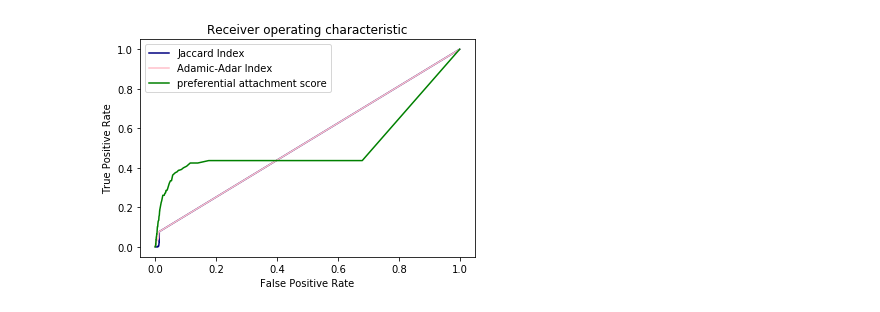
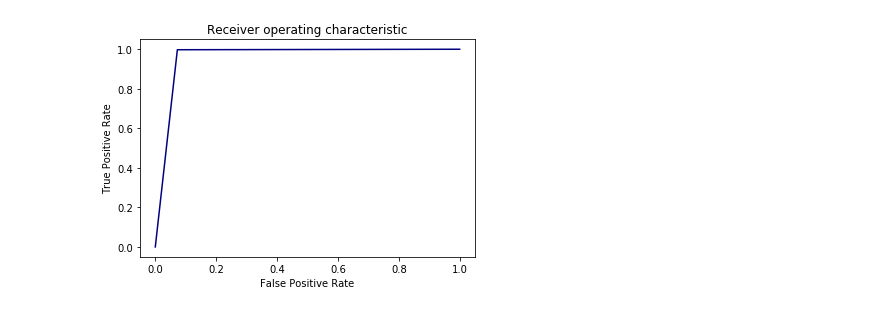
Before and after one commit to xjyssg/Network-Analysis-Project, a Jupyter notebook: linkPred.ipynb, the cells around one changed output. Saved outputs shown, nothing was run; the diff lists cells and outputs as text; code cells hidden in the pictures.

Commit message:
link prediction for DiG

```diff
--- a/linkPred.ipynb
+++ b/linkPred.ipynb
@@ -59,0 +123,4 @@ auc_pref = sklearn.metrics.roc_auc_score(label_pref, score_pref)
+# %%
+# features
+train_f = pd.DataFrame()
+test_f = pd.DataFrame()
@@ -59,0 +175,17 @@ auc_pref = sklearn.metrics.roc_auc_score(label_pref, score_pref)
+# %%
+#training the model
+param_dist = {"n_estimators":scipy.stats.randint(105,125),
+              "max_depth": scipy.stats.randint(10,15),
+              "min_samples_split": scipy.stats.randint(110,190),
+              "min_samples_leaf": scipy.stats.randint(25,65)}
+
+clf = RandomForestClassifier(random_state=25, n_jobs=-1)
+
+rf_random = RandomizedSearchCV(clf, param_distributions=param_dist,
+                                   n_iter=5, cv=10,scoring='f1',random_state=25)
+
+rf_random.fit(train_f, y_train)
+print('mean test scores',rf_random.cv_results_['mean_test_score'])
+
+#checking the best parameters
+print(rf_random.best_estimator_)
@@ -60,13 +208,26 @@ auc_pref = sklearn.metrics.roc_auc_score(label_pref, score_pref)
+# %%
+# bulid the model with best parameters
+clf = RandomForestClassifier(bootstrap=True, class_weight=None, criterion='gini',
+                       max_depth=11, max_features='auto', max_leaf_nodes=None,
+                       min_impurity_decrease=0.0, min_impurity_split=None,
+                       min_samples_leaf=56, min_samples_split=179,
+                       min_weight_fraction_leaf=0.0, n_estimators=106,
+                       n_jobs=-1, oob_score=False, random_state=25, verbose=0,
+                       warm_start=False)
+# %%
+# Evaluation
+clf.fit(train_f, y_train)
+y_train_pred = clf.predict(train_f)
+y_test_pred = clf.predict(test_f)
+fpr,tpr,ths = roc_curve(y_test,y_test_pred)
+auc_sc = auc(fpr, tpr)
 # %%
-# plot ROC curves
+# plot ROC curve
 plt.clf()
-plt.plot(fpr_jaccard, tpr_jaccard, color='navy',label='ROC curve (area = %0.2f)' % auc_jaccard)
-plt.plot(fpr_adamic, tpr_adamic, color='pink',label='ROC curve (area = %0.2f)' % auc_adamic)
-plt.plot(fpr_pref, tpr_pref, color = 'green', label='ROC curve (area = %0.2f)' % auc_pref)
-plt.legend(('Jaccard Index','Adamic-Adar Index', 'preferential attachment score'),loc=2)
+plt.plot(fpr, tpr, color='navy',label='ROC curve (area = %0.2f)' % auc_sc)
 plt.xlabel('False Positive Rate')
 plt.ylabel('True Positive Rate')
 plt.title('Receiver operating characteristic')
 plt.savefig("ROC.png", dpi=200)
 # %% [output]
-[figure, old version]
+[figure, new version]
```
Also changed, not shown: parts of 29 cells of this notebook.
